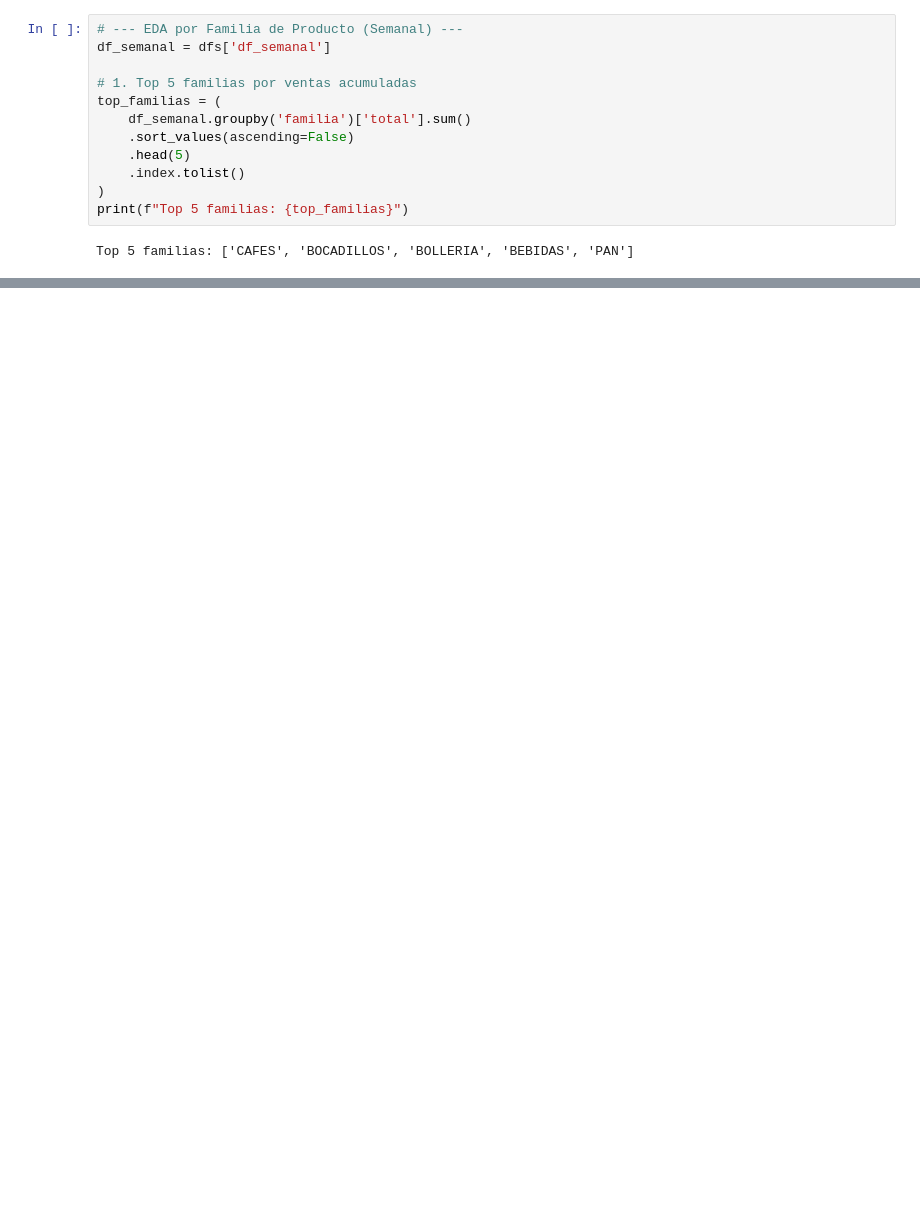
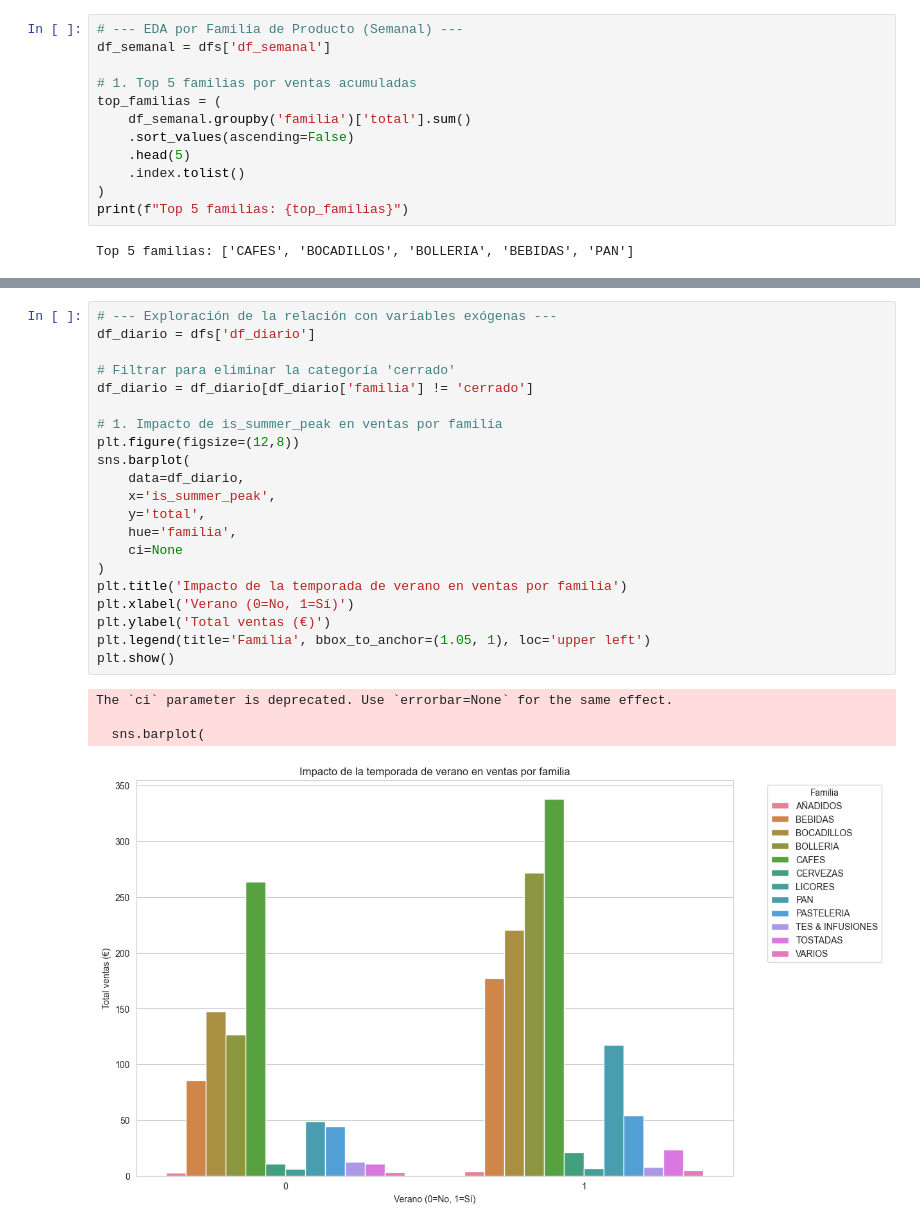
Before and after one commit to joquifer2/mlops_fleca_project, a Jupyter notebook: notebooks/v2_Eda.ipynb, the cells around one changed output, grey strips where cells are left out. Cells and saved outputs as stored; diff of their text form; blank space fills up the shorter version.

```diff
--- a/notebooks/v2_Eda.ipynb
+++ b/notebooks/v2_Eda.ipynb
@@ -209,0 +323,26 @@ plt.show()
+# %%
+# --- Exploración de la relación con variables exógenas ---
+df_diario = dfs['df_diario']
+
+# Filtrar para eliminar la categoría 'cerrado'
+df_diario = df_diario[df_diario['familia'] != 'cerrado']
+
+# 1. Impacto de is_summer_peak en ventas por familia
+plt.figure(figsize=(12,8))
+sns.barplot(
+    data=df_diario,
+    x='is_summer_peak',
+    y='total',
+    hue='familia',
+    ci=None
+)
+plt.title('Impacto de la temporada de verano en ventas por familia')
+plt.xlabel('Verano (0=No, 1=Sí)')
+plt.ylabel('Total ventas (€)')
+plt.legend(title='Familia', bbox_to_anchor=(1.05, 1), loc='upper left')
+plt.show()
+# %% [output]
+The `ci` parameter is deprecated. Use `errorbar=None` for the same effect.
+
+  sns.barplot(
+[figure, added]
```
Also changed, not shown: parts of 22 cells of this notebook, 3 other files.
